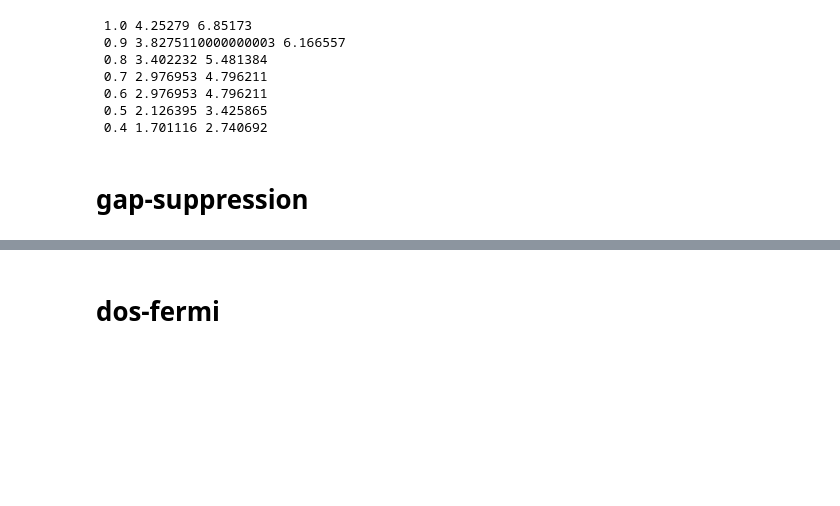
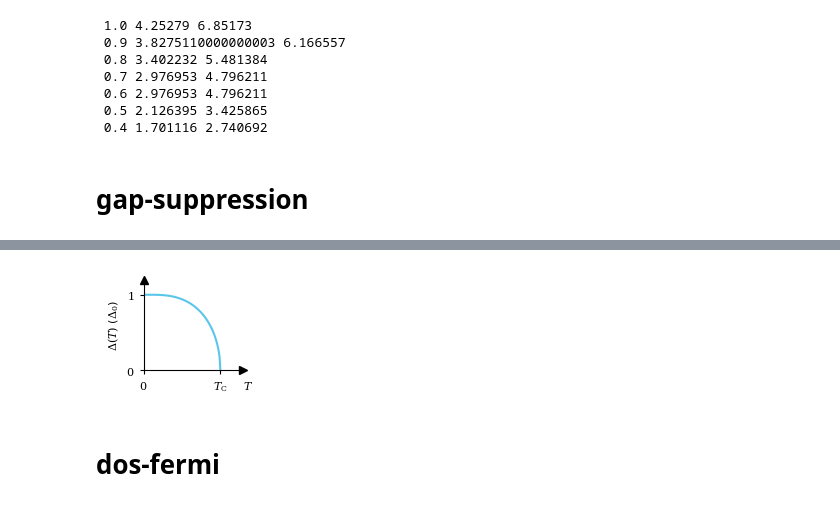
Before and after one commit to schmampf/dissertation, a Jupyter notebook: theory/micro/micro.ipynb, the cells around one changed output, grey strips where cells are left out. Drawn from its saved outputs; the diff is of its cells as text; code cells hidden in the pictures; blank space fills up the shorter version.

Commit message:
better gap suppression figure (consistent with Ambegaokar-Baratoff)

```diff
--- a/theory/micro/micro.ipynb
+++ b/theory/micro/micro.ipynb
@@ -153,3 +90,53 @@ fig.savefig("gap-suppression.pdf")
+# %%
+fig, ax = plt.subplots(
+    1,
+    1,
+    figsize=(1.5, 1.2),
+)
+# Plot the simplified gap curve
+ax.plot(T, Delta, color=colors(0))
+color = "k"  # colors(2)
+
+ax.set_xlim(0, 1.3)
+ax.set_ylim(0, 1.2)
+
+# Remove frame
+for spine in ["top", "right"]:
+    ax.spines[spine].set_visible(False)
+
+x_lim = ax.get_xlim()
+y_lim = ax.get_ylim()
+
+ax_trans = ax.get_xaxis_transform()
+# Draw arrow heads
+ax.plot(x_lim[1], y_lim[0], ">", color="k", clip_on=False)
+ax.plot(x_lim[0], y_lim[1], "^", color="k", clip_on=False)
+ax.set_xlim(x_lim)
+ax.set_ylim(y_lim)
+
+# Simplify ticks
+ax.tick_params(
+    axis="both",
+    direction="out",
+    length=3,
+    labelsize=8,
+    color="k",
+    labelcolor="k",
+)
+
+# Move axis labels near arrow tips
+ax.text(x_lim[1], -0.2, "$T$", ha="left", va="center", fontsize=8)
+ax.set_ylabel("$\\Delta(T)$ ($\\Delta_0$)")
+# ax.set_xlabel("$T/T_\\mathrm{C}$")
+ax.set_yticks([0, 1], labels=["$0$", "$1$"])
+ax.set_xticks([0, 1], labels=["$0$", "$T_\\mathrm{C}$"])
+
+
+fig.tight_layout(pad=0.1)
+fig.savefig("gap-suppression.pgf")
+fig.savefig("gap-suppression.pdf")
+# %% [output]
+[figure, added]
 # %% [markdown]
 # dos-fermi
 # %%
```
Also changed, not shown: parts of 1 cell of this notebook, 3 other files.
